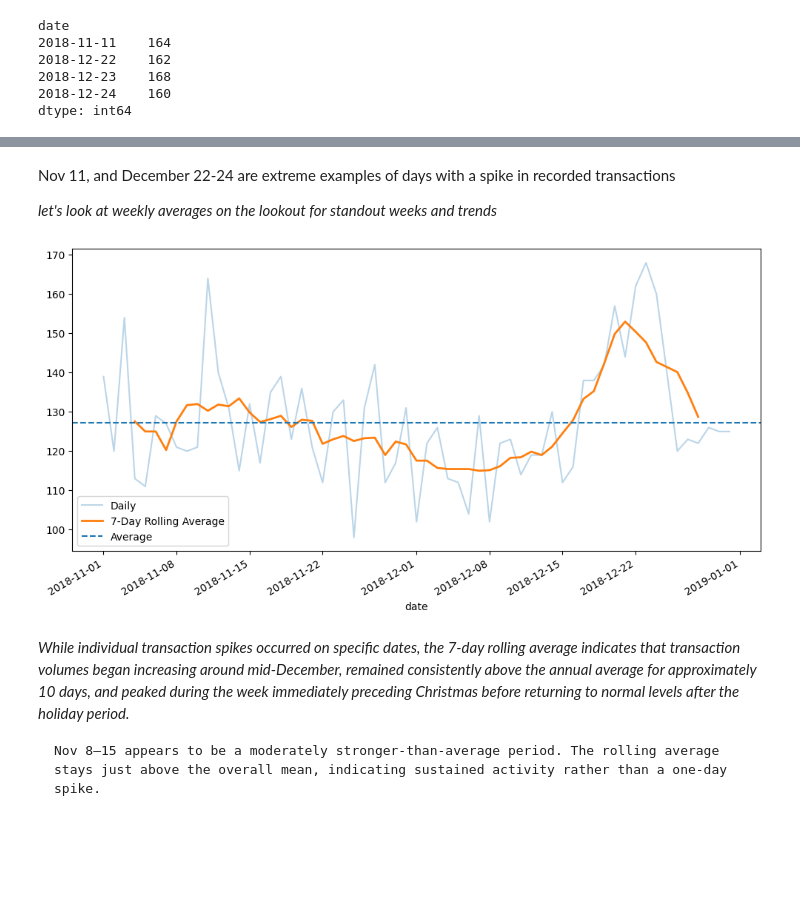
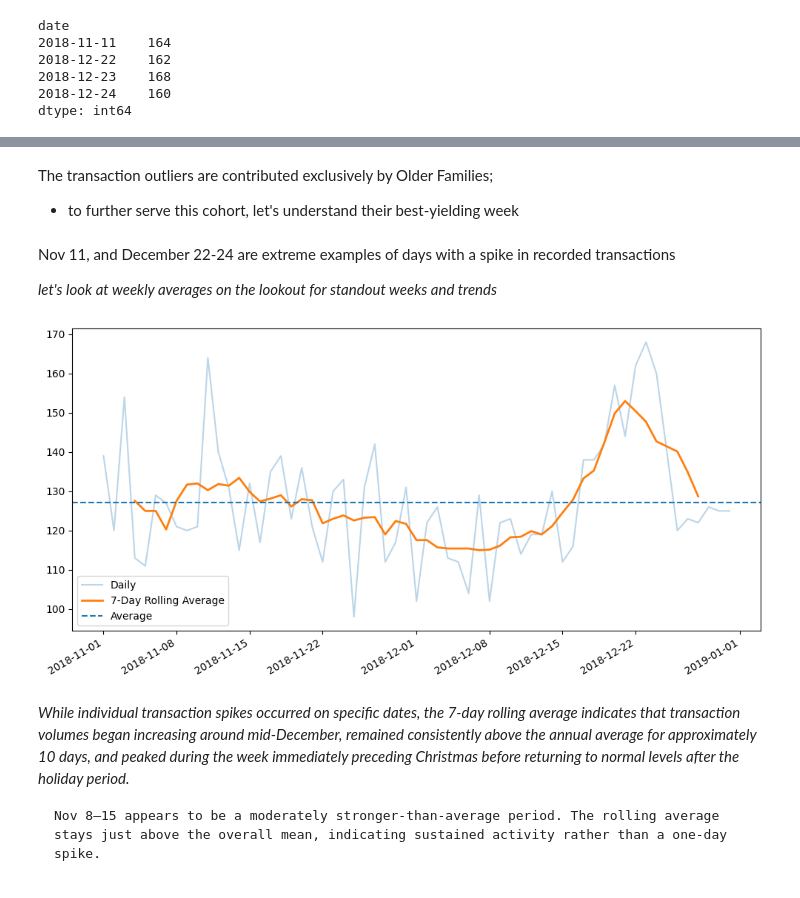
Before and after one commit to J0NA1RON/retail-customer-segmentation, a Jupyter notebook: notebooks/DATA PREPARATION.ipynb, the cells around one changed output, grey strips where cells are left out. Cells and saved outputs as stored; diff of their text form; code cells hidden in the pictures; blank space fills up the shorter version.

```diff
--- a/notebooks/DATA PREPARATION.ipynb
+++ b/notebooks/DATA PREPARATION.ipynb
@@ -1393,8 +1475,28 @@ plt.show()
 # %%
-# Summary statistics
-mean_transactions = transactions_per_date.mean()
-std_transactions = transactions_per_date.std()
+# Remove December 25 (no recorded transactions)
+young_transactions = young_transactions[
+    young_transactions.index != pd.Timestamp("2018-12-25")
+]
 
-print(f"Average daily transactions: {mean_transactions:.2f}")
-print(f"Standard deviation: {std_transactions:.2f}")
+older_transactions = older_transactions[
+    older_transactions.index != pd.Timestamp("2018-12-25")
+]
+
+# Summary statistics - Mainstream Young Singles/Couples
+young_mean = young_transactions.mean()
+young_std = young_transactions.std()
+
+print("Mainstream Young Singles/Couples")
+print(f"Average daily transactions: {young_mean:.2f}")
+print(f"Standard deviation: {young_std:.2f}")
+
+print("-" * 40)
+
+# Summary statistics - Older Families
+older_mean = older_transactions.mean()
+older_std = older_transactions.std()
+
+print("Older Families")
+print(f"Average daily transactions: {older_mean:.2f}")
+print(f"Standard deviation: {older_std:.2f}")
 # %% [output]
@@ -1430,20 +1562,23 @@ dtype: int64
+# %% [markdown]
+The transaction outliers are contributed exclusively by Older Families;
+- to further serve this cohort, let's understand their best-yielding week
 # %% [markdown]
 Nov 11, and December 22-24 are extreme examples of days with a spike in recorded transactions
 
 *let's look at weekly averages on the lookout for standout weeks and trends*
 # %%
-rolling_txn = transactions_per_date.rolling(window=7, center=True).mean()
+rolling_txn = older_transactions.rolling(window=7, center=True).mean()
 
 plt.figure(figsize=(12, 6))
-transactions_per_date.plot(alpha=0.3, label="Daily")
+older_transactions.plot(alpha=0.3, label="Daily")
 rolling_txn.plot(label="7-Day Rolling Average", linewidth=2)
 
-plt.axhline(transactions_per_date.mean(), linestyle="--", label="Average")
+plt.axhline(older_transactions.mean(), linestyle="--", label="Average")
 
 plt.legend()
 plt.show()
 # %% [output]
-[figure, old version]
+[figure, new version]
 # %% [markdown]
 *While individual transaction spikes occurred on specific dates, the 7-day rolling average indicates that transaction volumes began increasing around mid-December, remained consistently above the annual average for approximately 10 days, and peaked during the week immediately preceding Christmas before returning to normal levels after the holiday period.*
 
```
Also changed, not shown: parts of 14 cells of this notebook.
